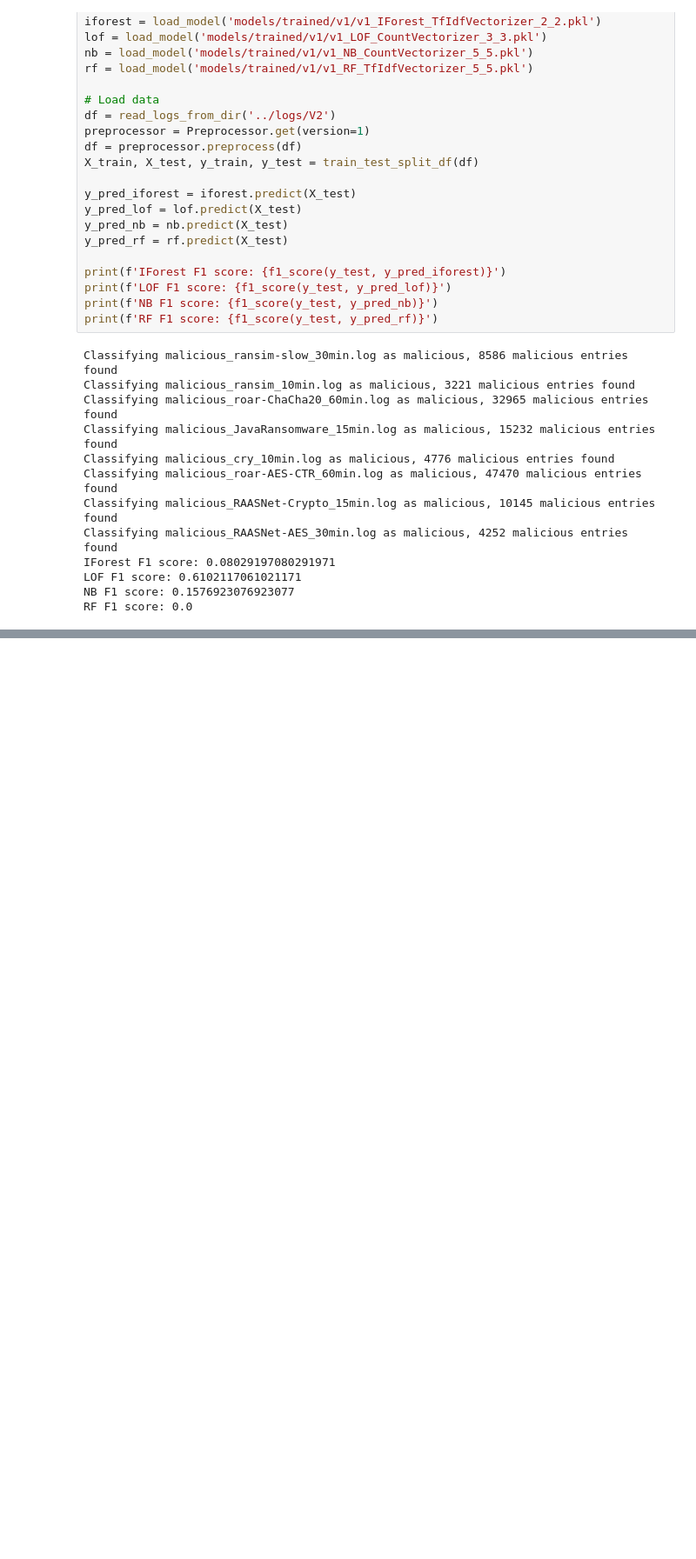
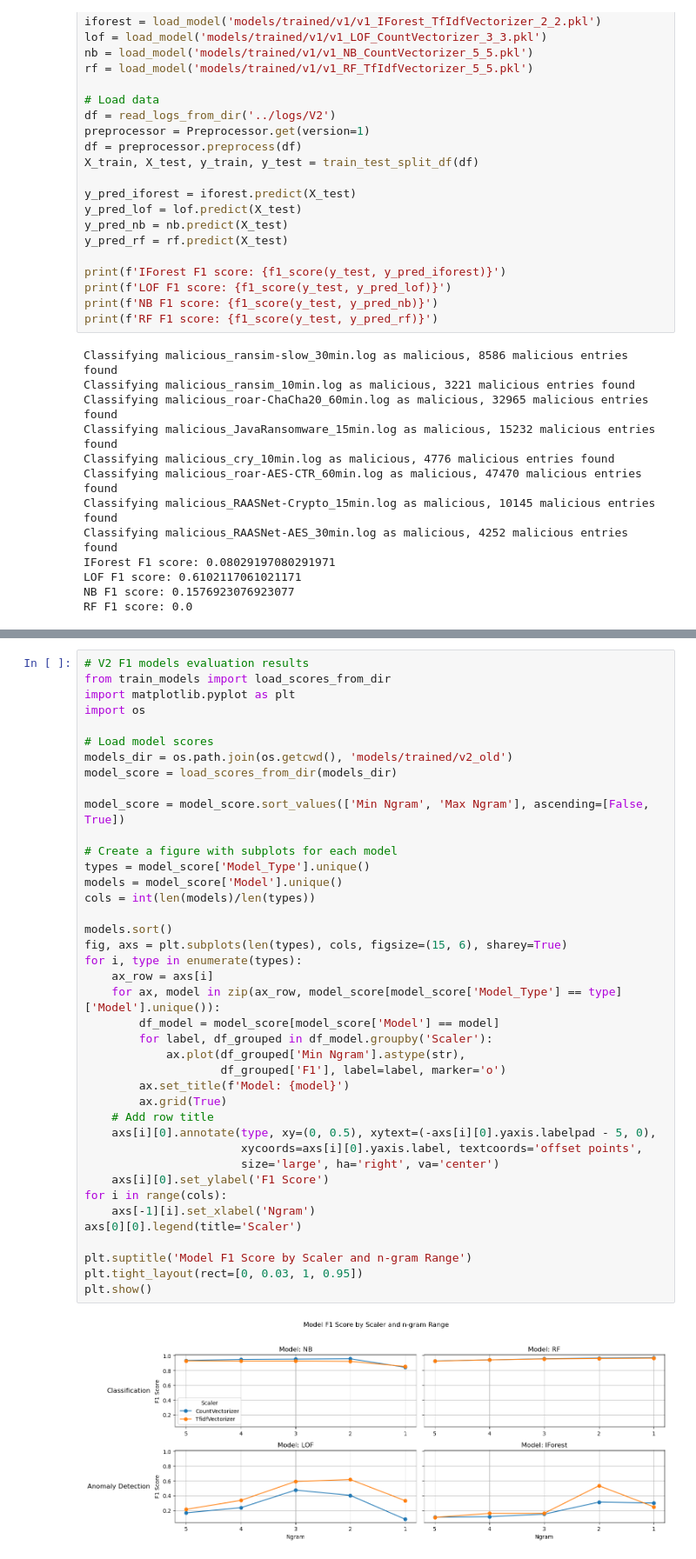
Before and after one commit to Cyber-Tracer/HyperDetect, a Jupyter notebook: controller/detection/v2_model_performance.ipynb, the cells around one changed output, grey strips where cells are left out. Shown at 87% size. Saved outputs shown, nothing was run; the diff lists cells and outputs as text; blank space fills up the shorter version.

```diff
--- a/controller/detection/v2_model_performance.ipynb
+++ b/controller/detection/v2_model_performance.ipynb
@@ -138,0 +139,42 @@ plt.show()
+# %%
+# V2 F1 models evaluation results
+from train_models import load_scores_from_dir
+import matplotlib.pyplot as plt
+import os
+
+# Load model scores
+models_dir = os.path.join(os.getcwd(), 'models/trained/v2_old')
+model_score = load_scores_from_dir(models_dir)
+
+model_score = model_score.sort_values(['Min Ngram', 'Max Ngram'], ascending=[False, True])
+
+# Create a figure with subplots for each model
+types = model_score['Model_Type'].unique()
+models = model_score['Model'].unique()
+cols = int(len(models)/len(types))
+
+models.sort()
+fig, axs = plt.subplots(len(types), cols, figsize=(15, 6), sharey=True)
+for i, type in enumerate(types):
+    ax_row = axs[i]
+    for ax, model in zip(ax_row, model_score[model_score['Model_Type'] == type]['Model'].unique()):
+        df_model = model_score[model_score['Model'] == model]
+        for label, df_grouped in df_model.groupby('Scaler'):
+            ax.plot(df_grouped['Min Ngram'].astype(str),
+                    df_grouped['F1'], label=label, marker='o')
+        ax.set_title(f'Model: {model}')
+        ax.grid(True)
+    # Add row title
+    axs[i][0].annotate(type, xy=(0, 0.5), xytext=(-axs[i][0].yaxis.labelpad - 5, 0),
+                       xycoords=axs[i][0].yaxis.label, textcoords='offset points',
+                       size='large', ha='right', va='center')
+    axs[i][0].set_ylabel('F1 Score')
+for i in range(cols):
+    axs[-1][i].set_xlabel('Ngram')
+axs[0][0].legend(title='Scaler')
+
+plt.suptitle('Model F1 Score by Scaler and n-gram Range')
+plt.tight_layout(rect=[0, 0.03, 1, 0.95])
+plt.show()
+# %% [output]
+[figure, added]
```
Also changed, not shown: parts of 6 cells of this notebook, 11 other files.
